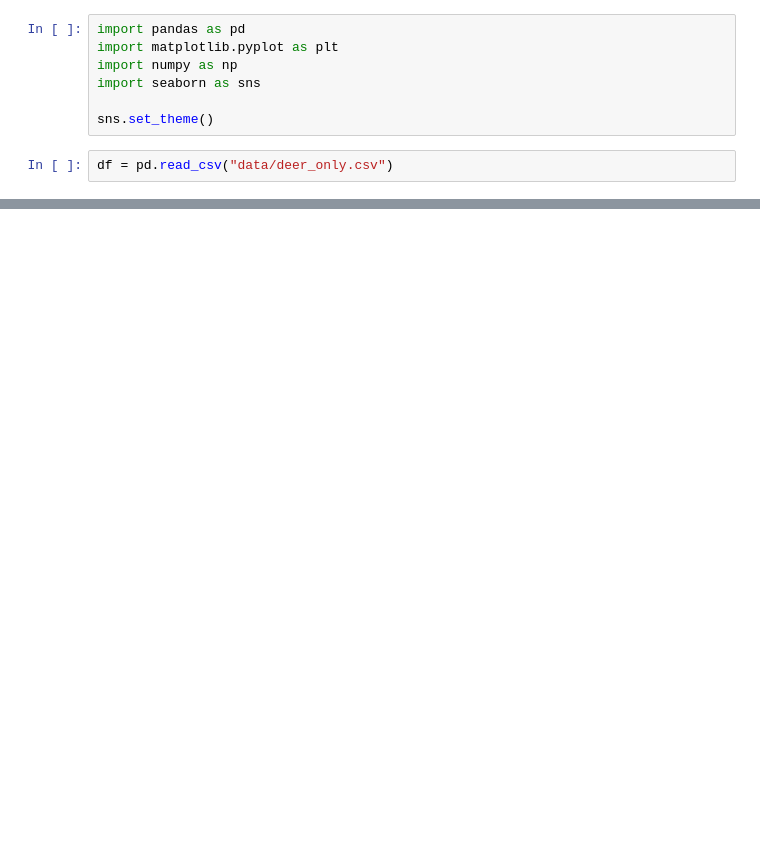
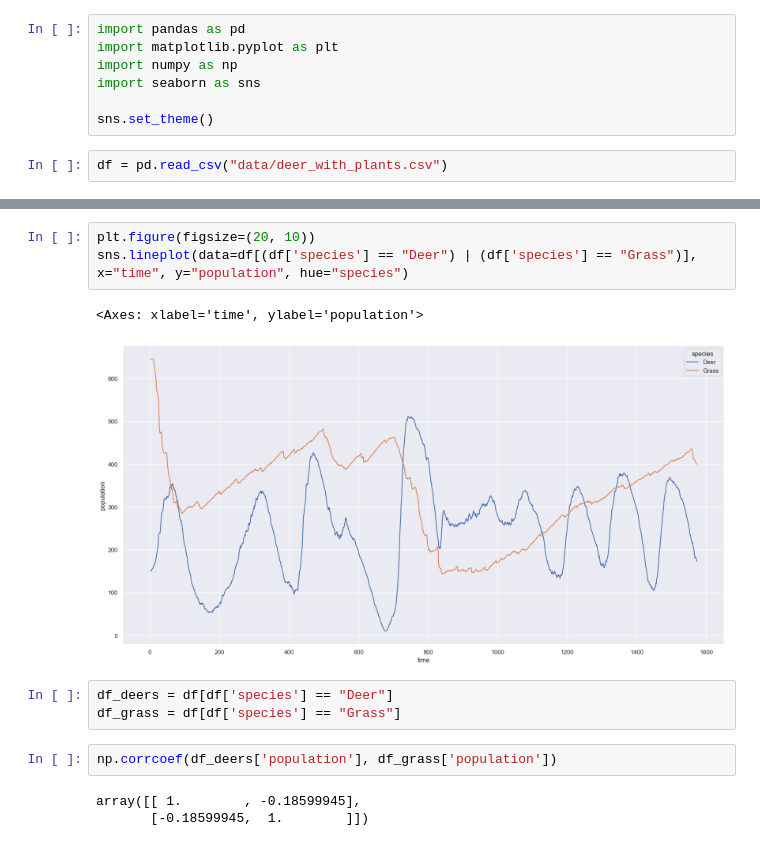
Before and after one commit to tohhongxiang/Ecosystem-Simulation-Data-Analysis, a Jupyter notebook: refactored.ipynb, the cells around one changed output, grey strips where cells are left out. Drawn from its saved outputs; the diff is of its cells as text; blank space fills up the shorter version.

Commit message:
Add deer with plants

```diff
--- a/refactored.ipynb
+++ b/refactored.ipynb
@@ -6,7 +6,7 @@ import seaborn as sns
 
 sns.set_theme()
 # %%
-df = pd.read_csv("data/deer_only.csv")
+df = pd.read_csv("data/deer_with_plants.csv")
 # %%
 columns = [col for col in df.columns if col not in ["species", "time"]]
 fig, axs = plt.subplots(nrows=len(columns), figsize=(20, 7 * len(columns)))
@@ -20,0 +21,14 @@ for index, column in enumerate(columns):
+# %%
+plt.figure(figsize=(20, 10))
+sns.lineplot(data=df[(df['species'] == "Deer") | (df['species'] == "Grass")], x="time", y="population", hue="species")
+# %% [output]
+<Axes: xlabel='time', ylabel='population'>
+[figure, added]
+# %%
+df_deers = df[df['species'] == "Deer"]
+df_grass = df[df['species'] == "Grass"]
+# %%
+np.corrcoef(df_deers['population'], df_grass['population'])
+# %% [output]
+array([[ 1.        , -0.18599945],
+       [-0.18599945,  1.        ]])
```
Also changed, not shown: parts of 1 cell of this notebook, 4 other files.
